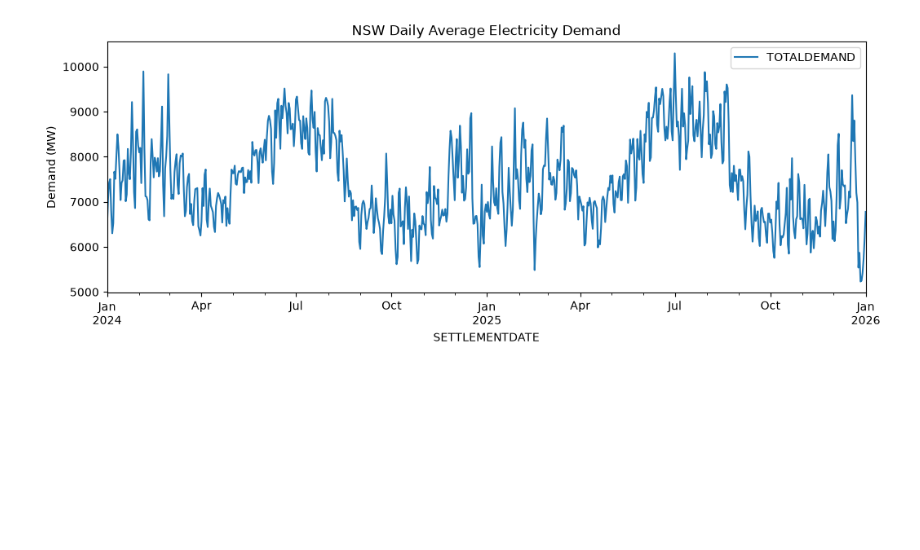
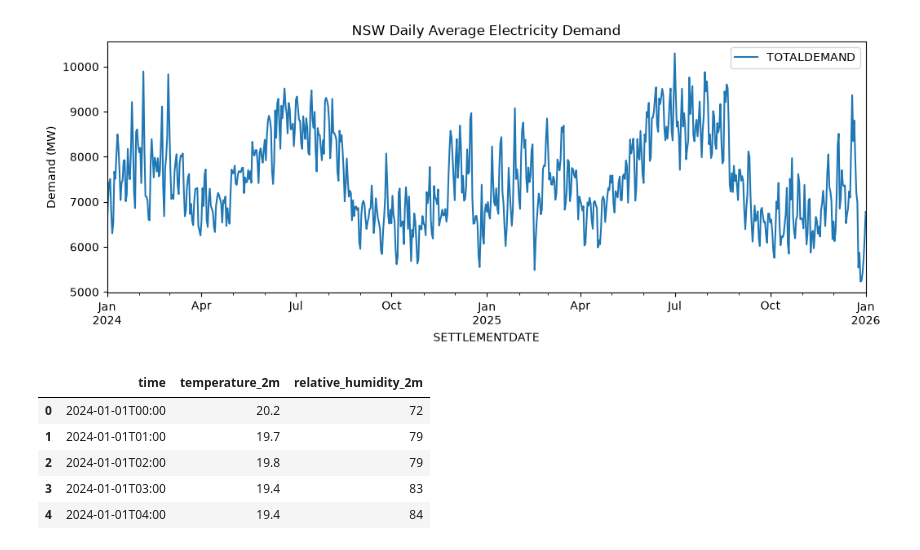
Before and after one commit to hit2412/nsw-electricity-demand-forecast, a Jupyter notebook: notebooks/01_data_exploration.ipynb, the cells around one changed output. Cells and saved outputs as stored; diff of their text form; code cells hidden in the pictures; blank space fills up the shorter version.

```diff
--- a/notebooks/01_data_exploration.ipynb
+++ b/notebooks/01_data_exploration.ipynb
@@ -58,3 +58,18 @@ plt.ylabel("Demand (MW)")
 plt.show()
 # %% [output]
 [figure]
+# %%
+import json
+
+with open("../data/raw/weather_sydney.json") as f:
+    data = json.load(f)
+
+weather = pd.DataFrame(data["hourly"])
+weather.head()
+# %% [output]
+|  | time | temperature_2m | relative_humidity_2m |
+| 0 | 2024-01-01T00:00 | 20.2 | 72 |
+| 1 | 2024-01-01T01:00 | 19.7 | 79 |
+| 2 | 2024-01-01T02:00 | 19.8 | 79 |
+| 3 | 2024-01-01T03:00 | 19.4 | 83 |
+| 4 | 2024-01-01T04:00 | 19.4 | 84 |
```
Also changed, not shown: parts of 5 cells of this notebook, 1 other file.
